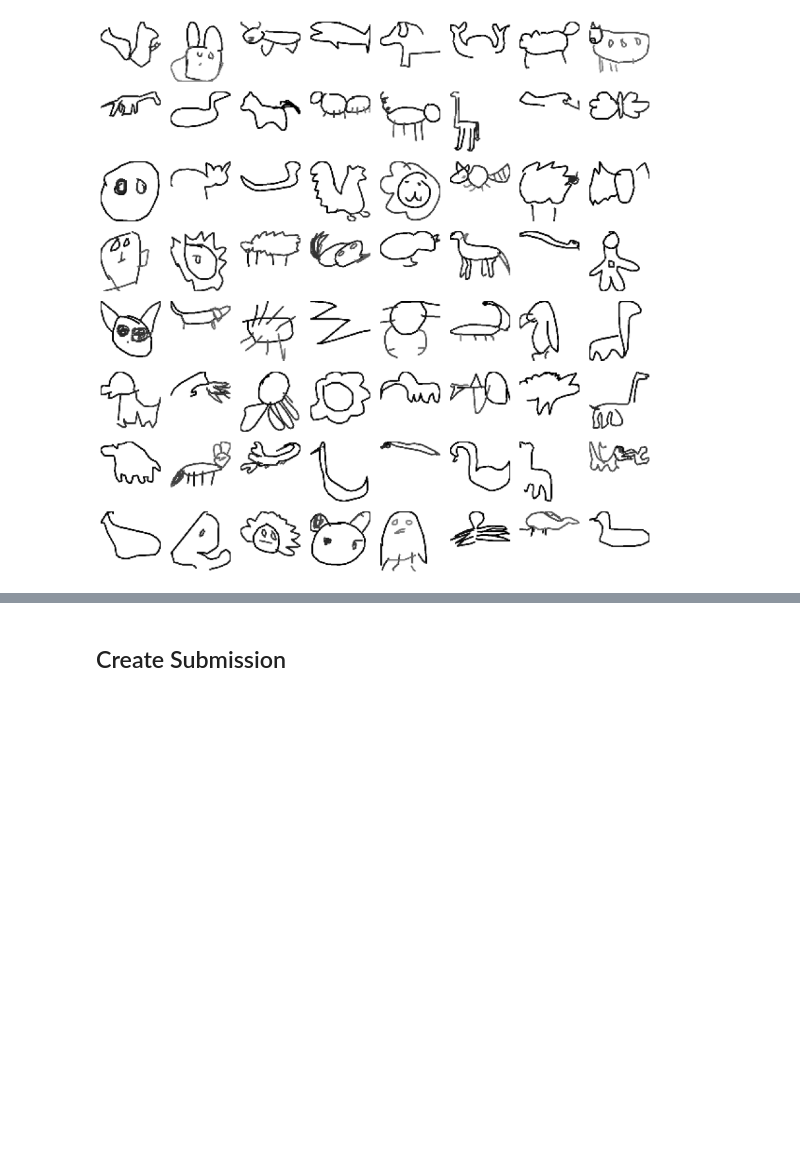
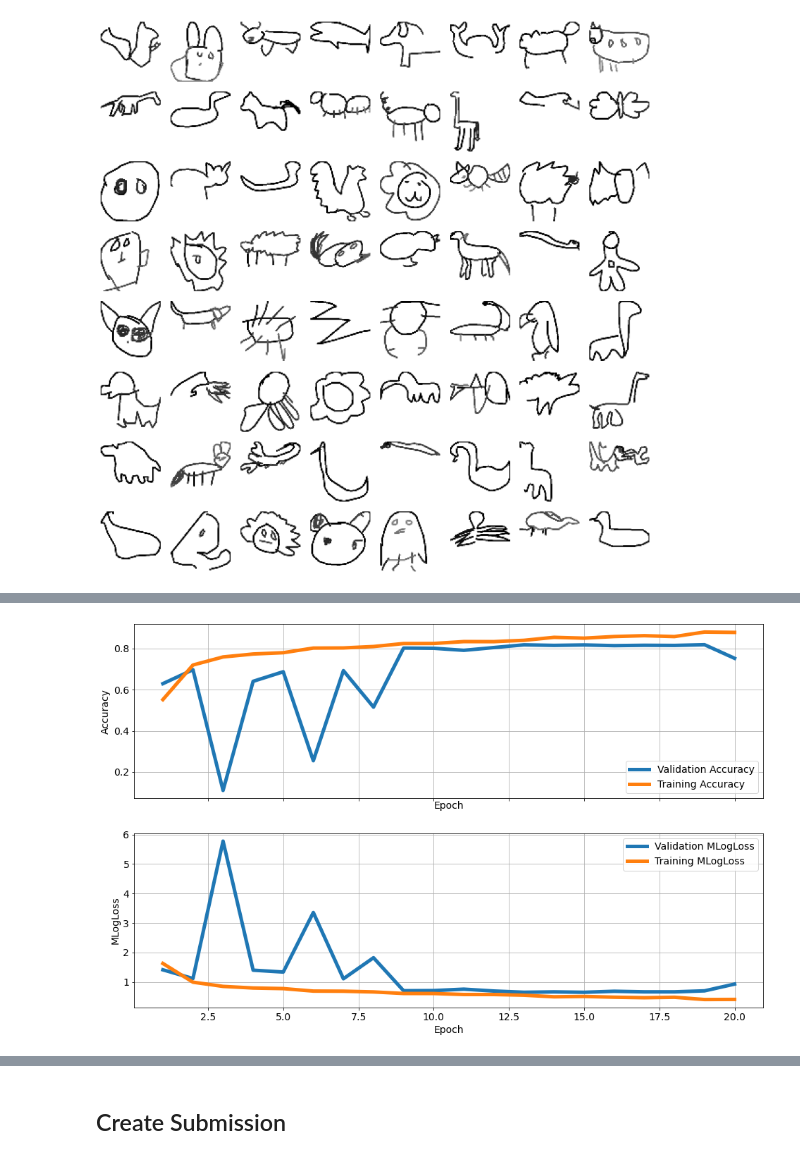
Before and after one commit to datascisteven/Flictionary, a Jupyter notebook: notebooks/mobilenet.ipynb, the cells around one changed output, grey strips where cells are left out. Cells and saved outputs as stored; diff of their text form; code cells hidden in the pictures; blank space fills up the shorter version.

```diff
--- a/notebooks/mobilenet.ipynb
+++ b/notebooks/mobilenet.ipynb
@@ -41 +47,3 @@ start = dt.datetime.now()
+# %%
+base_dir = '/content/drive/MyDrive/Colab Notebooks/Flictionary'
 # %%
@@ -185,14 +193,0 @@ x, y = next(train_datagen)
-# %%
-callbacks = [
-    ReduceLROnPlateau(monitor='val_top_3_accuracy', factor=0.75, patience=3, min_delta=0.001,
-                          mode='max', min_lr=1e-5, verbose=1),
-    ModelCheckpoint('model.h5', monitor='val_top_3_accuracy', mode='max', save_best_only=True,
-                    save_weights_only=True),
-]
-hists = []
-hist = model.fit_generator(
-    train_datagen, steps_per_epoch=STEPS, epochs=20, verbose=1,
-    validation_data=(x_valid, y_valid),
-    callbacks = callbacks
-)
-hists.append(hist)
@@ -201,0 +194,26 @@ KeyboardInterrupt:
+# %%
+lr_reduction = ReduceLROnPlateau(monitor='val_top_3_accuracy',
+                                 factor=0.75,
+                                 patience=3,
+                                 min_delta=0.001,
+                                 mode='max',
+                                 min_lr=1e-5,
+                                 verbose=1)
+filepath = '/content/drive/MyDrive/Colab Notebooks/Flictionary/logs/log_mobilenet_1/model.{epoch:02d}-{val_loss:.2f}.hdf5'
+mcp_save = ModelCheckpoint(filepath,
+                           verbose = 1,
+                           monitor='val_top_3_accuracy',
+                           mode='max')
+log_dir = "/content/drive/MyDrive/Colab Notebooks/Flictionary/logs/log_mobilenet_1/fit/" + datetime.datetime.now().strftime("%Y%m%d-%H%M%S")
+tensorboard_cb = TensorBoard(log_dir=log_dir,
+                             histogram_freq = 1,
+                             update_freq = 'batch')
+csv_logger = CSVLogger('/content/drive/MyDrive/Colab Notebooks/Flictionary/logs/log_mobilenet_1/log.csv')
+# %%
+histories = []
+history = model.fit_generator(
+    train_datagen, steps_per_epoch=STEPS, epochs=20, verbose=1,
+    validation_data=(x_valid, y_valid),
+    callbacks = [lr_reduction, mcp_save, tensorboard_cb, csv_logger]
+)
+histories.append(history)
@@ -202,21 +238,23 @@ KeyboardInterrupt:
 # %%
-hist_df = pd.concat([pd.DataFrame(hist.history) for hist in hists], sort=True)
+hist_df = pd.concat([pd.DataFrame(history.history) for history in histories], sort=True)
 hist_df.index = np.arange(1, len(hist_df)+1)
 fig, axs = plt.subplots(nrows=2, sharex=True, figsize=(16, 10))
 axs[0].plot(hist_df.val_categorical_accuracy, lw=5, label='Validation Accuracy')
 axs[0].plot(hist_df.categorical_accuracy, lw=5, label='Training Accuracy')
 axs[0].set_ylabel('Accuracy')
 axs[0].set_xlabel('Epoch')
 axs[0].grid()
 axs[0].legend(loc=0)
 axs[1].plot(hist_df.val_categorical_crossentropy, lw=5, label='Validation MLogLoss')
 axs[1].plot(hist_df.categorical_crossentropy, lw=5, label='Training MLogLoss')
 axs[1].set_ylabel('MLogLoss')
 axs[1].set_xlabel('Epoch')
 axs[1].grid()
 axs[1].legend(loc=0)
 fig.savefig('hist.png', dpi=300)
 plt.show();
+# %% [output]
+[figure, added]
 # %%
 valid_predictions = model.predict(x_valid, batch_size=128, verbose=1)
 map3 = mapk(valid_df[['y']].values, preds2catids(valid_predictions).values)
```
Also changed, not shown: parts of 13 cells of this notebook, 4 other files.
